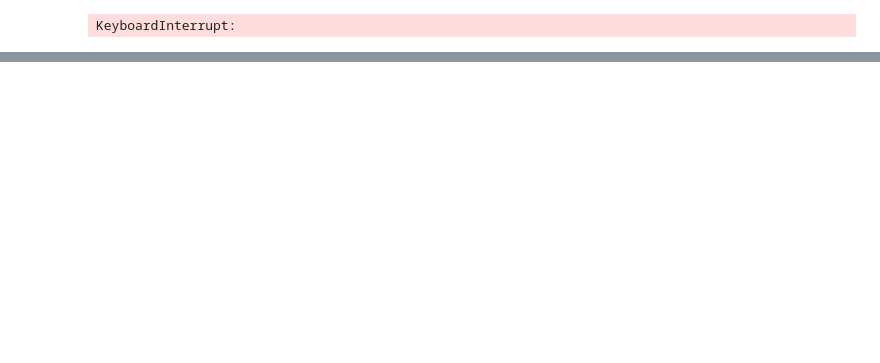
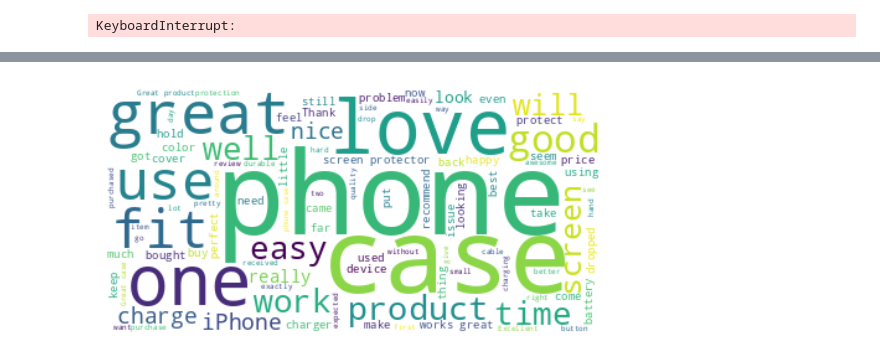
Before and after one commit to rogebautista/nlp-rogelio, a Jupyter notebook: 01-descarga-eda.ipynb, the cells around one changed output, grey strips where cells are left out. Saved outputs shown, nothing was run; the diff lists cells and outputs as text; code cells hidden in the pictures; blank space fills up the shorter version.

```diff
--- a/01-descarga-eda.ipynb
+++ b/01-descarga-eda.ipynb
@@ -35,0 +134,12 @@ print(len(df))
+# %%
+# Filter out reviews with 3-star rating
+filtered_data = df[df['overall'] != 3]
+
+# Create a new column 'sentiment' with values 1 for positive reviews and 0 for negative reviews
+filtered_data['sentiment'] = filtered_data['overall'].apply(lambda x: 1 if x > 3 else 0)
+
+# Count the number of positive and negative reviews
+sentiment_counts = filtered_data['sentiment'].value_counts()
+
+print("Number of positive and negative reviews:")
+print(sentiment_counts)
@@ -35,0 +156,20 @@ print(len(df))
+# %%
+# Para avanzar más rápido en el análisis, vamos a hacer un muestreo estratificado, tomamos el 25% de los reviews positivos y 25% de los negativos
+
+# Create a new dataframe with 25% of the positive reviews
+positive_reviews = filtered_data[filtered_data['sentiment'] == 1].sample(frac=0.002, random_state=42)
+
+# Create a new dataframe with 25% of the negative reviews
+negative_reviews = filtered_data[filtered_data['sentiment'] == 0].sample(frac=0.006, random_state=42)
+
+# Concatenate the two dataframes
+reduced_filtered_data = pd.concat([positive_reviews, negative_reviews])
+
+# Count the number of positive and negative reviews
+sentiment_counts = reduced_filtered_data['sentiment'].value_counts()
+
+print("Number of positive and negative reviews:")
+print(sentiment_counts)
+
+# Lo guardamos en un archivo csv
+reduced_filtered_data.to_csv('amazon_reviews_reduced.csv', index=False)
@@ -35,0 +233,14 @@ print(len(df))
+# %%
+# Lo hacemos ahora con los reviews positivos
+# Combine all positive reviews into a single string
+positive_reviews = reduced_filtered_data[reduced_filtered_data['sentiment'] == 1]['reviewText'].str.cat(sep=' ')
+
+# Create a WordCloud object with max_words=100 and background_color='white'
+wordcloud = WordCloud(max_words=100, background_color='white').generate(positive_reviews)
+
+# Plot the WordCloud object using matplotlib
+plt.imshow(wordcloud, interpolation='bilinear')
+plt.axis("off")
+plt.show()
+# %% [output]
+[figure, added]
```
Also changed, not shown: parts of 24 cells of this notebook, 3 other files.
